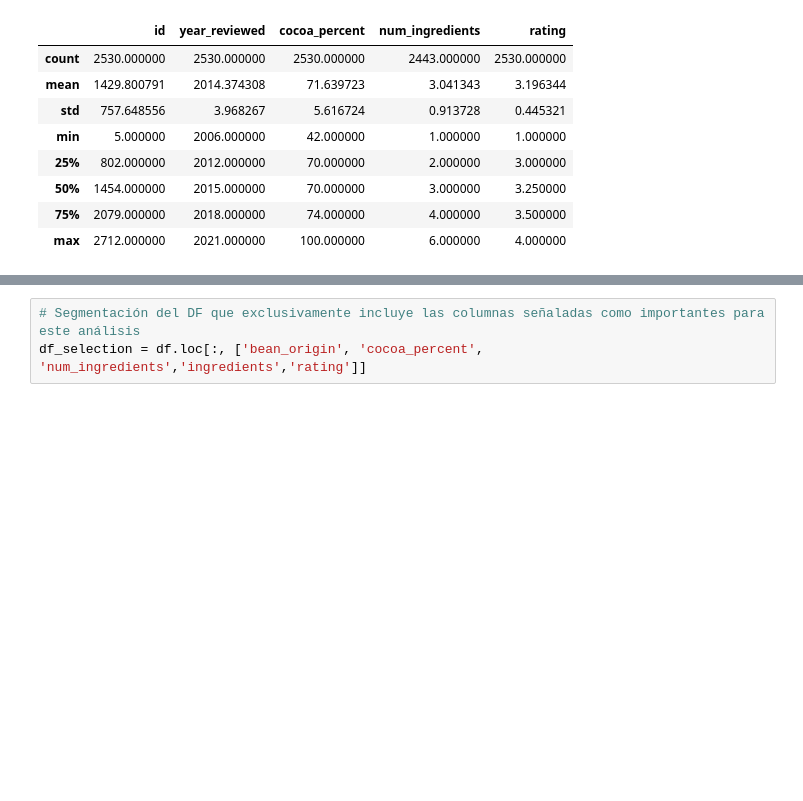
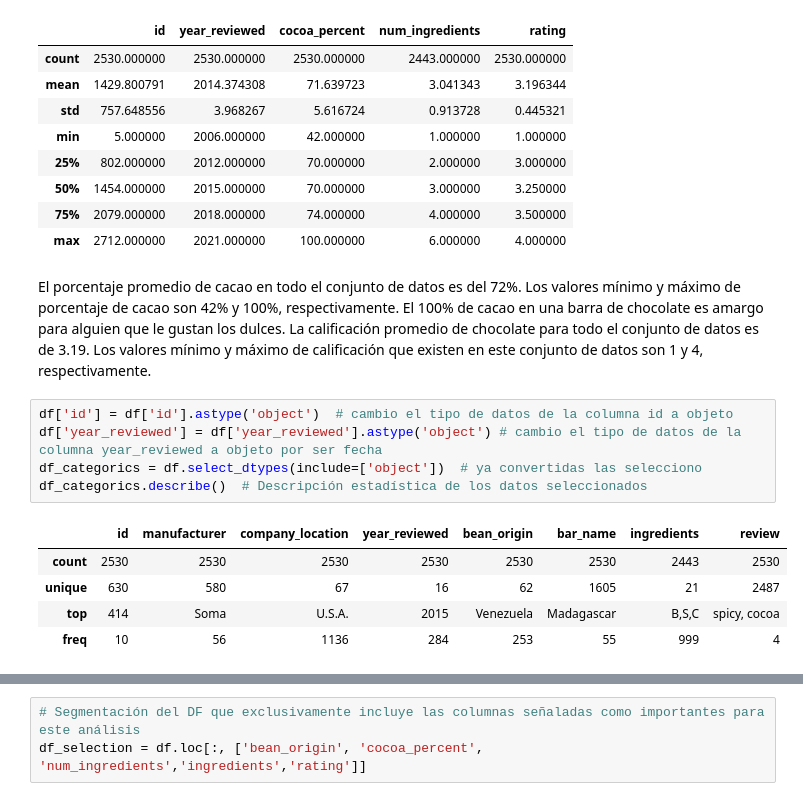
Before and after one commit to Ju-oogle/DS-CH-32845, a Jupyter notebook: Chocolate_bars.ipynb, the cells around one changed output, grey strips where cells are left out. Cells and saved outputs as stored; diff of their text form; blank space fills up the shorter version.

```diff
--- a/Chocolate_bars.ipynb
+++ b/Chocolate_bars.ipynb
@@ -120,3 +147,18 @@ df.describe()
 | 50% | 1454.000000 | 2015.000000 | 70.000000 | 3.000000 | 3.250000 |
 | 75% | 2079.000000 | 2018.000000 | 74.000000 | 4.000000 | 3.500000 |
 | max | 2712.000000 | 2021.000000 | 100.000000 | 6.000000 | 4.000000 |
+# %% [markdown]
+El porcentaje promedio de cacao en todo el conjunto de datos es del 72%.
+Los valores mínimo y máximo de porcentaje de cacao son 42% y 100%, respectivamente. El 100% de cacao en una barra de chocolate es amargo para alguien que le gustan los dulces.
+La calificación promedio de chocolate para todo el conjunto de datos es de 3.19. Los valores mínimo y máximo de calificación que existen en este conjunto de datos son 1 y 4, respectivamente.
+# %%
+df['id'] = df['id'].astype('object')  # cambio el tipo de datos de la columna id a objeto
+df['year_reviewed'] = df['year_reviewed'].astype('object') # cambio el tipo de datos de la columna year_reviewed a objeto por ser fecha
+df_categorics = df.select_dtypes(include=['object'])  # ya convertidas las selecciono
+df_categorics.describe()  # Descripción estadística de los datos seleccionados
+# %% [output]
+|  | id | manufacturer | company_location | year_reviewed | bean_origin | bar_name | ingredients | review |
+| count | 2530 | 2530 | 2530 | 2530 | 2530 | 2530 | 2443 | 2530 |
+| unique | 630 | 580 | 67 | 16 | 62 | 1605 | 21 | 2487 |
+| top | 414 | Soma | U.S.A. | 2015 | Venezuela | Madagascar | B,S,C | spicy, cocoa |
+| freq | 10 | 56 | 1136 | 284 | 253 | 55 | 999 | 4 |
```
Also changed, not shown: parts of 16 cells of this notebook.
